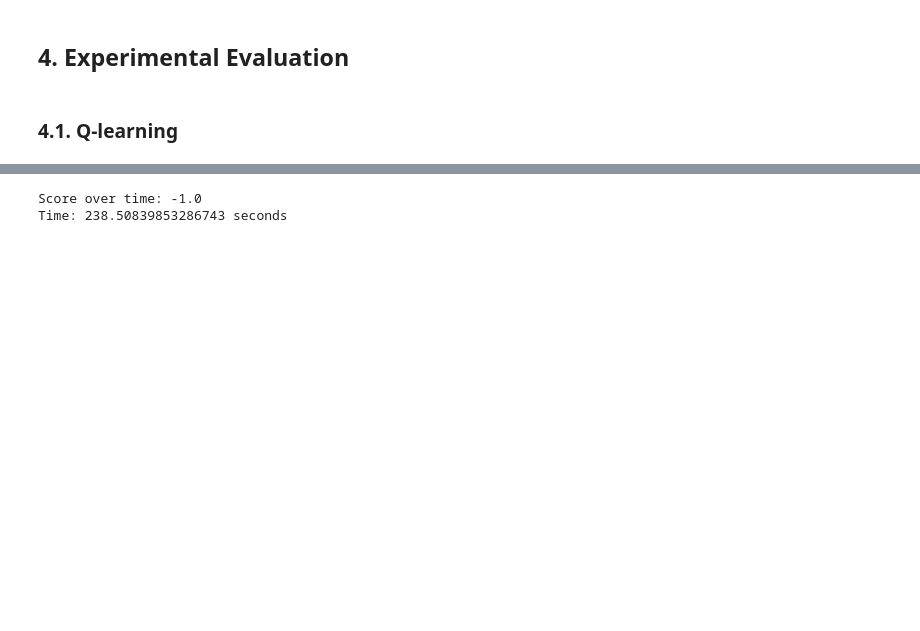
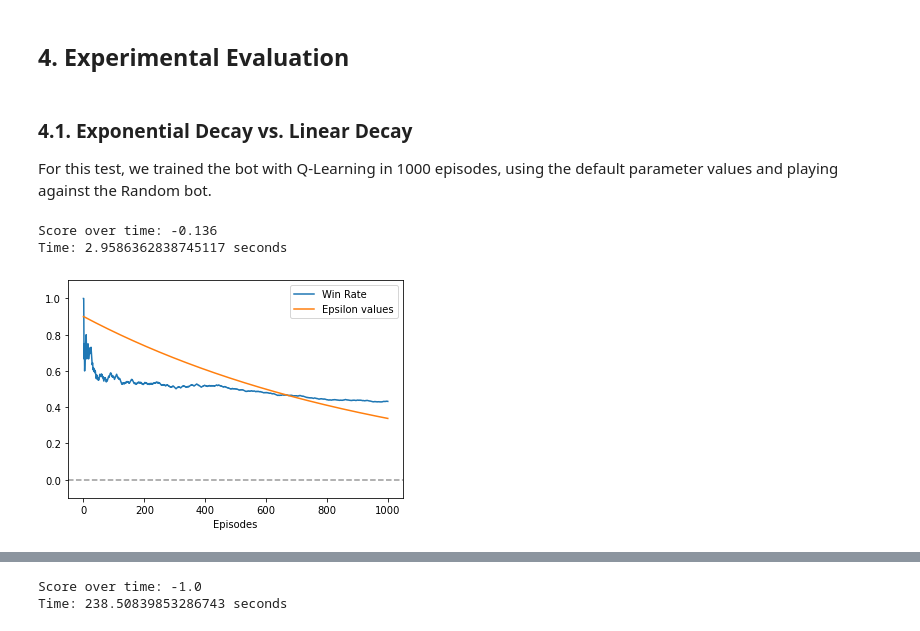
Before and after one commit to Maligetzus/IART, a Jupyter notebook: NeutronRL_Notebook.ipynb, the cells around one changed output, grey strips where cells are left out. Saved outputs shown, nothing was run; the diff lists cells and outputs as text; code cells hidden in the pictures; blank space fills up the shorter version.

```diff
--- a/NeutronRL_Notebook.ipynb
+++ b/NeutronRL_Notebook.ipynb
@@ -90,5 +90,56 @@ For both algorithms we implemented to different types of **Epsilon Decay**:
 ***TODO***
 # %% [markdown]
 ## 4. Experimental Evaluation
-# %% [markdown]
-### 4.1. Q-learning
+# %%
+# Needed imports
+
+import time
+from NeutronRL.q_learning import QLearning
+from NeutronRL.sarsa import  SARSA
+from NeutronRL.env_algorithm import EpsilonDecay
+import matplotlib.pyplot as plt
+
+def plot_winrate_epsilon(rewards, epsilon):
+    winrate = []
+    num_wins = 0
+
+    for i in range(len(rewards)):
+        if rewards[i] == 1:
+            num_wins += 1
+
+        winrate.append(num_wins / (i + 1))
+
+    plt.plot(winrate, label="Win Rate")
+    plt.plot(epsilon, label="Epsilon values")
+    plt.axhline(color="black", ls="--", alpha=0.4)
+    plt.ylim(-0.1, 1.1)
+    plt.xlabel("Episodes")
+    plt.legend()
+    plt.show()
+    plt.close()
+
+def plot_scores_decayrate(scores, decay_rate):
+    plt.plot(decay_rate, scores, label="Scores")
+    plt.axhline(color="black", ls="--", alpha=0.4)
+    plt.ylim(-1.1, 1.1)
+    plt.xlabel("Decay Rate")
+    plt.legend()
+    plt.show()
+    plt.close()
+# %% [markdown]
+### 4.1. Exponential Decay vs. Linear Decay
+
+For this test, we trained the bot with Q-Learning in 1000 episodes, using the default parameter values and playing against the Random bot.
+# %%
+start_time = time.time()
+
+qlearning = QLearning(max_episodes=1000, max_steps=2000, epsilon_decay=EpsilonDecay.Exponential, env='Neutron-5x5-White-Random-v0', log=False)
+score, rewards, epsilon = qlearning.train()
+
+print(f"Time: {time.time() - start_time} seconds")
+
+plot_winrate_epsilon(rewards, epsilon)
+# %% [output]
+Score over time: -0.136
+Time: 2.9586362838745117 seconds
+[figure, added]
```
Also changed, not shown: parts of 12 cells of this notebook.
